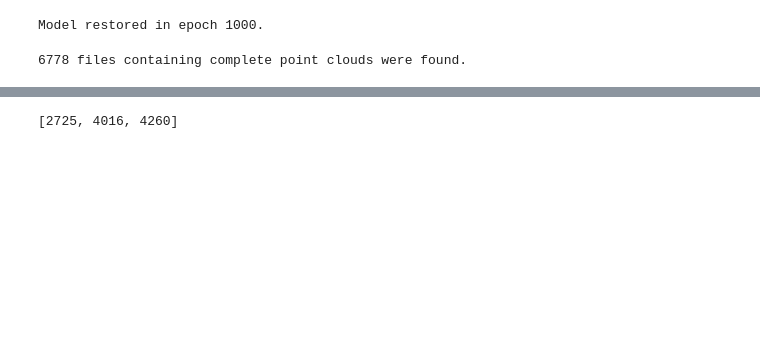
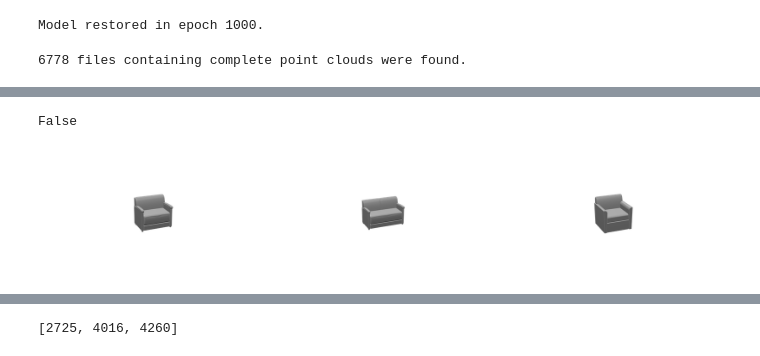
Before and after one commit to optas/tf_lab, a Jupyter notebook: notebooks/panos/language_and_3D/generate_contrasting_neighborhoods.ipynb, the cells around one changed output, grey strips where cells are left out. Cells and saved outputs as stored; diff of their text form; code cells hidden in the pictures; blank space fills up the shorter version.

```diff
--- a/notebooks/panos/language_and_3D/generate_contrasting_neighborhoods.ipynb
+++ b/notebooks/panos/language_and_3D/generate_contrasting_neighborhoods.ipynb
@@ -132,0 +295,8 @@ False
+# %%
+3895 in set(a)
+# %% [output]
+False
+# %%
+no_constraint_gen.next()
+# %% [output]
+[figure, added]
```
Also changed, not shown: parts of 34 cells of this notebook.
